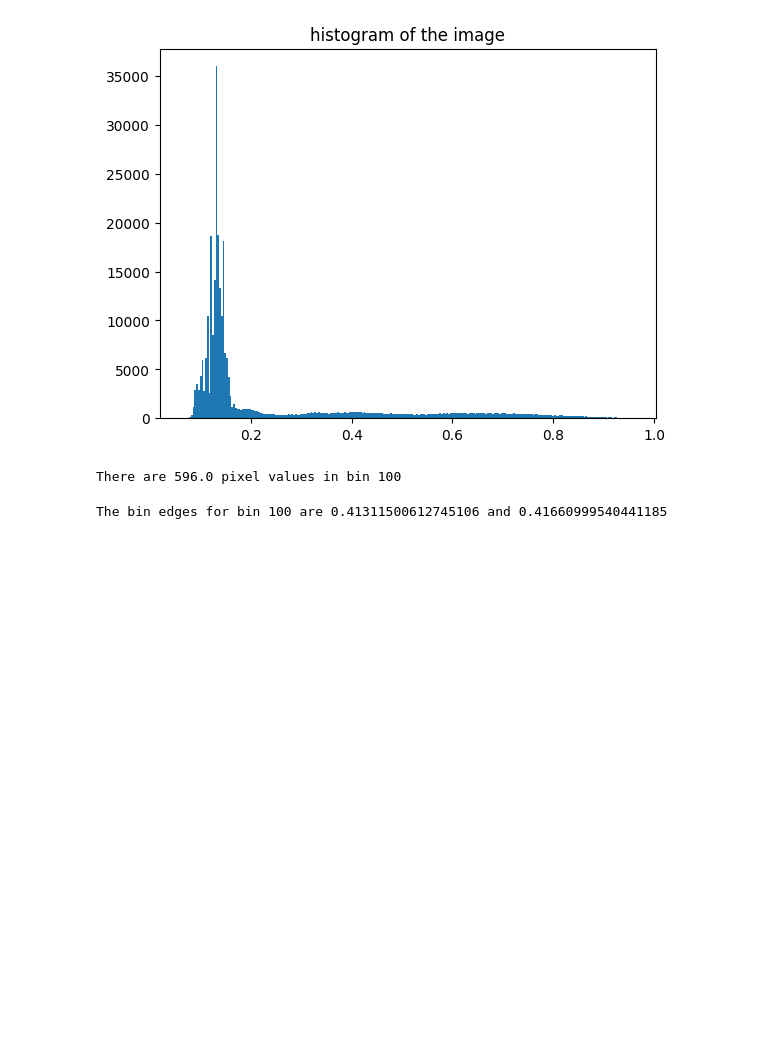
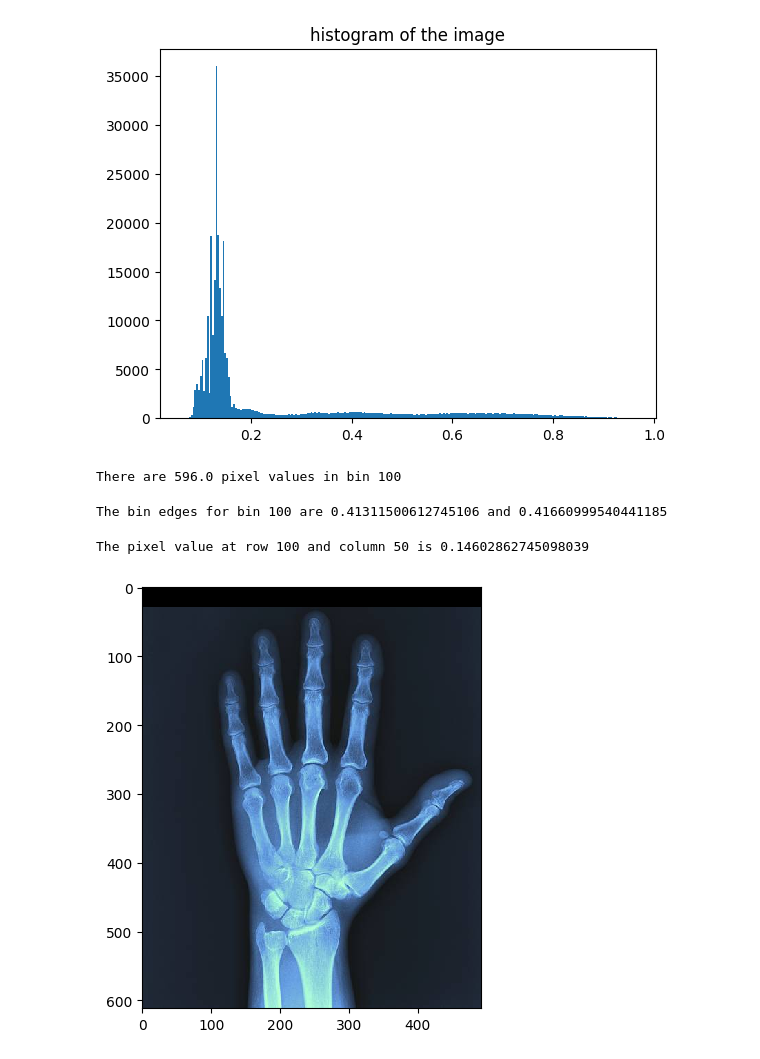
Before and after one commit to aarabhidtu/image_analysis_projects, a Jupyter notebook: introduction.ipynb, the cells around one changed output. Saved outputs shown, nothing was run; the diff lists cells and outputs as text; code cells hidden in the pictures; blank space fills up the shorter version.

```diff
--- a/introduction.ipynb
+++ b/introduction.ipynb
@@ -74,3 +65,18 @@ bin_right=h[1][bin_no+1]
 print(f"The bin edges for bin {bin_no} are {bin_left} and {bin_right}")
 # %% [output]
 The bin edges for bin 100 are 0.41311500612745106 and 0.41660999540441185
+# %%
+# pixel values and image coordinate system
+r=100
+c=50
+im_val=img_grey[r,c]
+print(f"The pixel value at row {r} and column {c} is {im_val}")
+# %% [output]
+The pixel value at row 100 and column 50 is 0.14602862745098039
+# %%
+# as the image is represented as a numpy array, the usual slicing operations can be performed
+img_org[:30]=0
+io.imshow(img_org)
+io.show()
+# %% [output]
+[figure, added]
```
Also changed, not shown: parts of 11 cells of this notebook, 1 other file.
